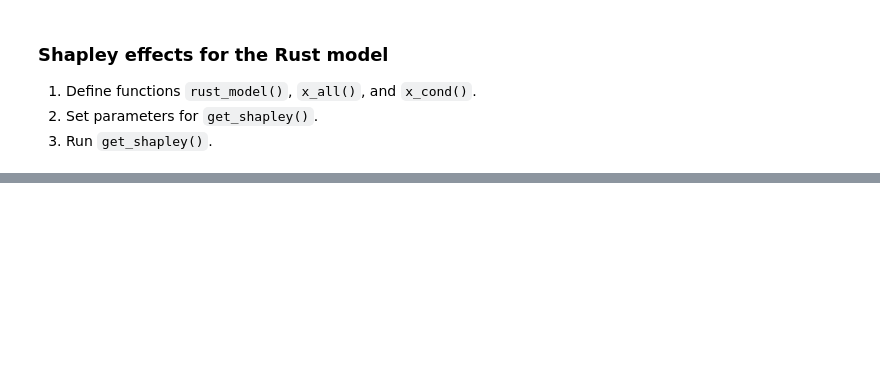
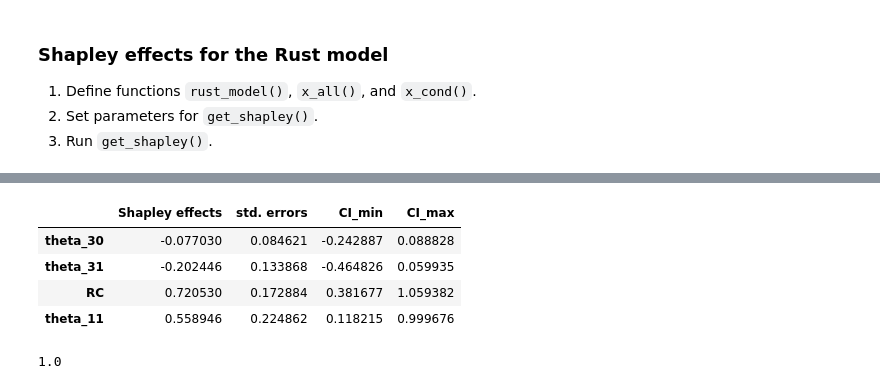
Before and after one commit to bhmueller/thesis, a Jupyter notebook: distribution_structural_parameter_estimates.ipynb, the cells around one changed output, grey strips where cells are left out. Cells and saved outputs as stored; diff of their text form; code cells hidden in the pictures; blank space fills up the shorter version.

```diff
--- a/distribution_structural_parameter_estimates.ipynb
+++ b/distribution_structural_parameter_estimates.ipynb
@@ -297,0 +390,16 @@ def x_cond(n, subset_j, subsetj_conditional, xjc):
+# %%
+shapley_effects_rust = random_shapley.copy()
+# %%
+shapley_effects_rust.rename(index={'X1': 'theta_30', 'X2': 'theta_31', 'X3': 'RC', 'X4': 'theta_11'}, inplace=True)
+# %%
+shapley_effects_rust
+# %% [output]
+|  | Shapley effects | std. errors | CI_min | CI_max |
+| theta_30 | -0.077030 | 0.084621 | -0.242887 | 0.088828 |
+| theta_31 | -0.202446 | 0.133868 | -0.464826 | 0.059935 |
+| RC | 0.720530 | 0.172884 | 0.381677 | 1.059382 |
+| theta_11 | 0.558946 | 0.224862 | 0.118215 | 0.999676 |
+# %%
+shapley_effects_rust['Shapley effects'].sum()
+# %% [output]
+1.0
```
Also changed, not shown: parts of 28 cells of this notebook.
